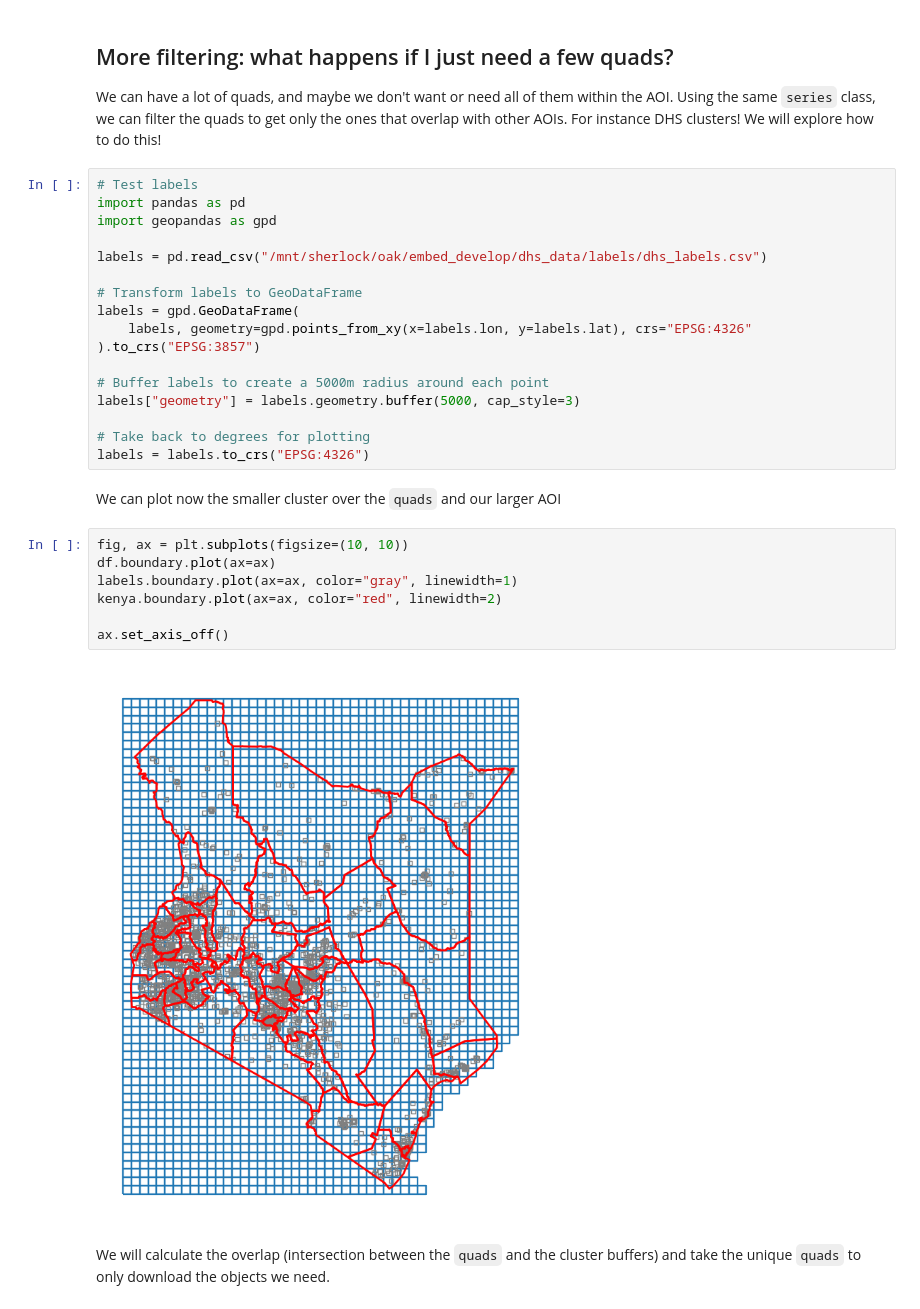
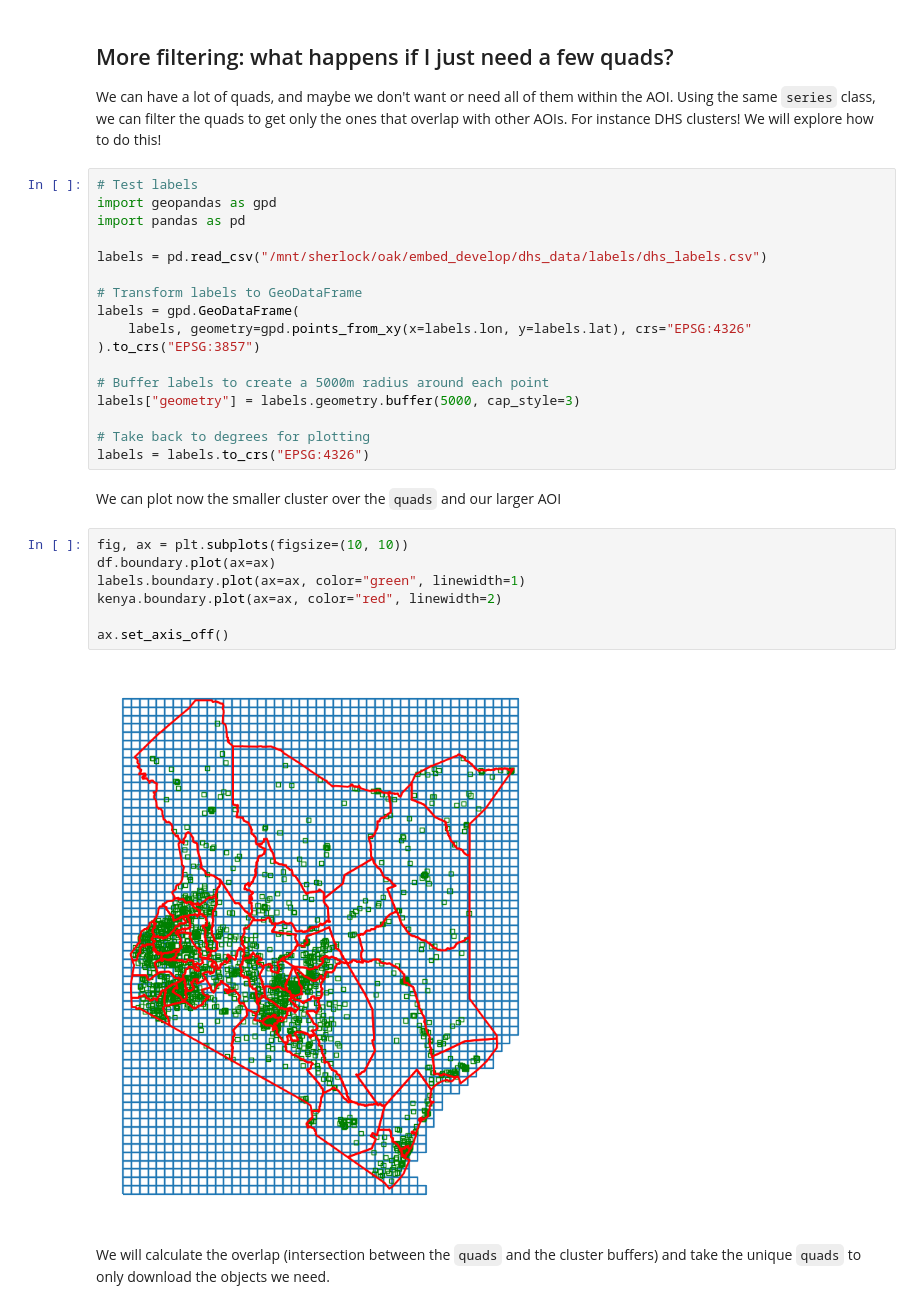
Before and after one commit to echolab-stanford/planet_download, a Jupyter notebook: examples/examples_api.ipynb, the cells around one changed output. Cells and saved outputs as stored; diff of their text form.

```diff
--- a/examples/examples_api.ipynb
+++ b/examples/examples_api.ipynb
@@ -48,8 +47,8 @@ ax.set_axis_off()
 We can have a lot of quads, and maybe we don't want or need all of them within the AOI. Using the same `series` class, we can filter the quads to get only the ones that overlap with other AOIs. For instance DHS clusters! We will explore how to do this!
 # %%
 # Test labels
+import geopandas as gpd
 import pandas as pd
-import geopandas as gpd
 
 labels = pd.read_csv("/mnt/sherlock/oak/embed_develop/dhs_data/labels/dhs_labels.csv")
 
@@ -68,12 +67,12 @@ We can plot now the smaller cluster over the `quads` and our larger AOI
 # %%
 fig, ax = plt.subplots(figsize=(10, 10))
 df.boundary.plot(ax=ax)
-labels.boundary.plot(ax=ax, color="gray", linewidth=1)
+labels.boundary.plot(ax=ax, color="green", linewidth=1)
 kenya.boundary.plot(ax=ax, color="red", linewidth=2)
 
 ax.set_axis_off()
 # %% [output]
-[figure, old version]
+[figure, new version]
 # %% [markdown]
 We will calculate the overlap (intersection between the `quads` and the cluster buffers) and take the unique `quads` to only download the objects we need.
 # %%
```
Also changed, not shown: parts of 6 cells of this notebook, 2 other files.
